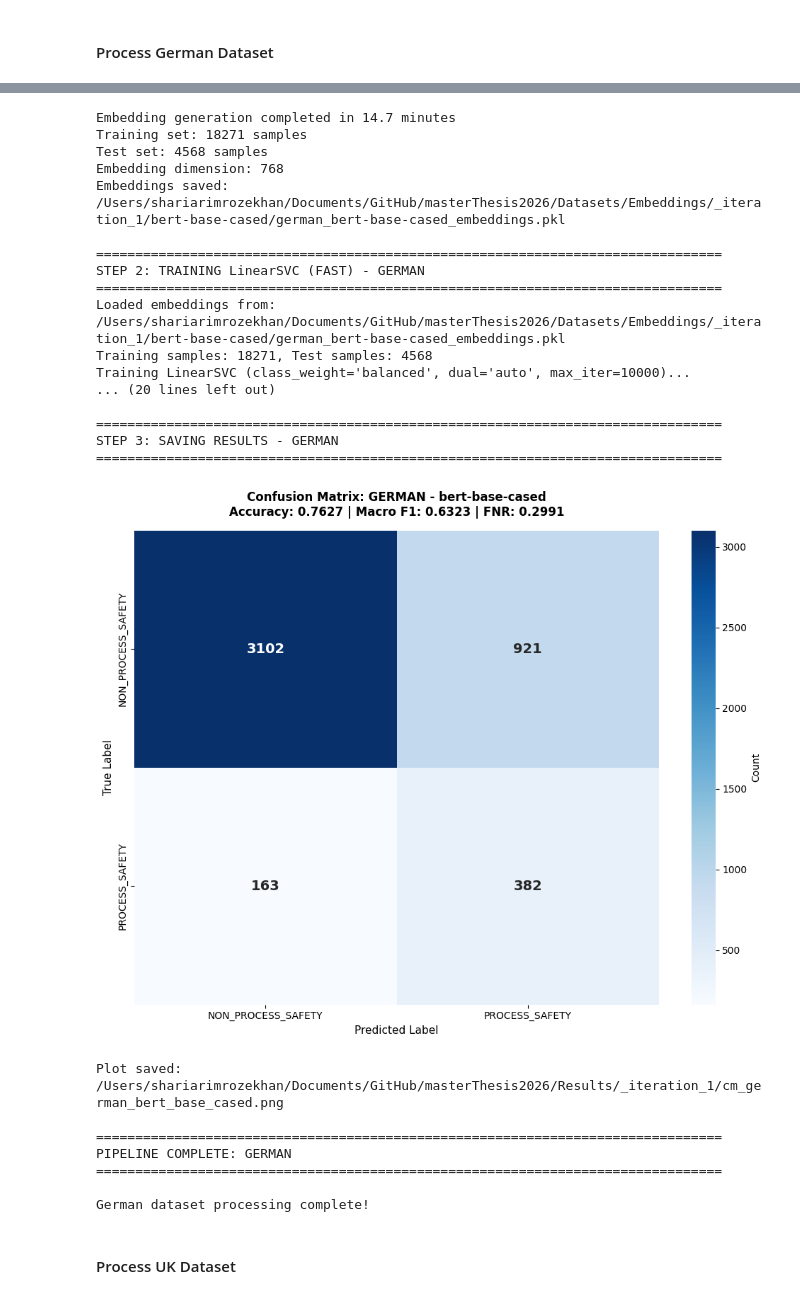
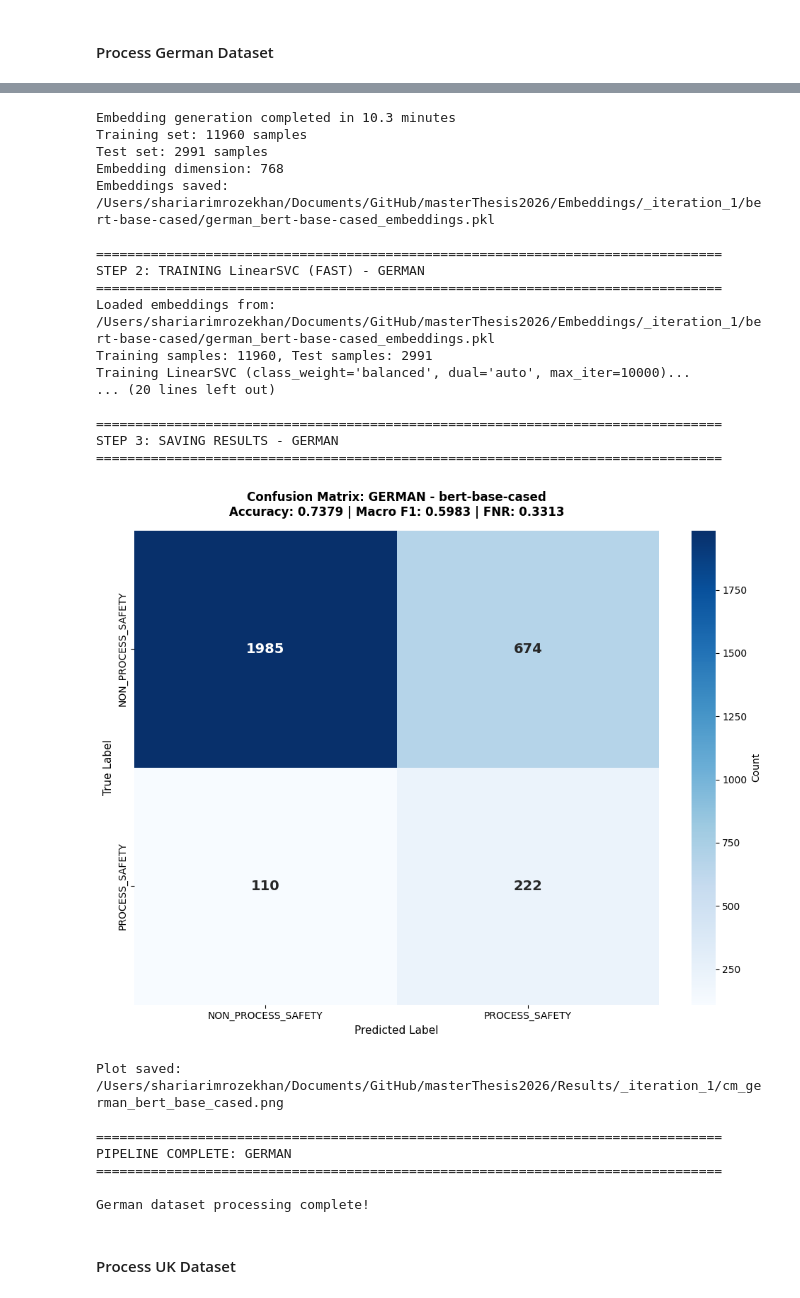
Before and after one commit to ShariarImroze/masterThesis2026, a Jupyter notebook: _Iterations/_Iteration_1.ipynb, the cells around one changed output, grey strips where cells are left out. Saved outputs shown, nothing was run; the diff lists cells and outputs as text; code cells hidden in the pictures.

Commit message:
iteration 0 complete

```diff
--- a/_Iterations/_Iteration_1.ipynb
+++ b/_Iterations/_Iteration_1.ipynb
@@ -674,13 +675,13 @@ Model 'bert-base-cased' loaded successfully on cpu
 # These are already created from the config cell above
 EMBEDDINGS_DIR = PATHS['embeddings']  # Already includes the iteration and model path
 RESULTS_DIR = PATHS['results']
-BY_COUNTRY_DIR = BASE_DIR / "Datasets" / "By_Country"
-MASTER_PATH = PATHS['iteration_output'] / 'master_df_1.csv'
+BY_SL_COUNTRY_DIR = BASE_DIR / "Master Dataset 34k" / "By_SL_Country"
+MASTER_PATH = PATHS['iteration_output'] / 'master_df_1.json'
 
 # Create directories
 EMBEDDINGS_DIR.mkdir(parents=True, exist_ok=True)
 RESULTS_DIR.mkdir(parents=True, exist_ok=True)
-BY_COUNTRY_DIR.mkdir(parents=True, exist_ok=True)
+BY_SL_COUNTRY_DIR.mkdir(parents=True, exist_ok=True)
 
 # Store results for all datasets
 all_results = []
@@ -699,7 +700,7 @@ Results directory: /Users/shariarimrozekhan/Documents/GitHub/masterThesis2026/Re
 # German Dataset
 # ============================================================
 
-german_df = pd.read_csv(BY_COUNTRY_DIR / 'RW_ACTUALS_Germany.csv')
+german_df = pd.read_json(BY_SL_COUNTRY_DIR / 'master_df_Germany_manual.json')
 
 german_results = run_full_pipeline(
     df=german_df,
@@ -721,21 +722,21 @@ Estimated time: 47.6 minutes (1428 batches)
-Embedding generation completed in 14.7 minutes
-Training set: 18271 samples
-Test set: 4568 samples
+Embedding generation completed in 10.3 minutes
+Training set: 11960 samples
+Test set: 2991 samples
 Embedding dimension: 768
-Embeddings saved: /Users/shariarimrozekhan/Documents/GitHub/masterThesis2026/Datasets/Embeddings/_iteration_1/bert-base-cased/german_bert-base-cased_embeddings.pkl
+Embeddings saved: /Users/shariarimrozekhan/Documents/GitHub/masterThesis2026/Embeddings/_iteration_1/bert-base-cased/german_bert-base-cased_embeddings.pkl
 
 ================================================================================
 STEP 2: TRAINING LinearSVC (FAST) - GERMAN
 ================================================================================
-Loaded embeddings from: /Users/shariarimrozekhan/Documents/GitHub/masterThesis2026/Datasets/Embeddings/_iteration_1/bert-base-cased/german_bert-base-cased_embeddings.pkl
-Training samples: 18271, Test samples: 4568
+Loaded embeddings from: /Users/shariarimrozekhan/Documents/GitHub/masterThesis2026/Embeddings/_iteration_1/bert-base-cased/german_bert-base-cased_embeddings.pkl
+Training samples: 11960, Test samples: 2991
 Training LinearSVC (class_weight='balanced', dual='auto', max_iter=10000)...
 ... (20 lines left out)
 
 ================================================================================
 STEP 3: SAVING RESULTS - GERMAN
 ================================================================================
-[figure, old version]
+[figure, new version]
 Plot saved: /Users/shariarimrozekhan/Documents/GitHub/masterThesis2026/Results/_iteration_1/cm_german_bert_base_cased.png
 
 ================================================================================
```
Also changed, not shown: parts of 8 cells of this notebook, 14 other files.
